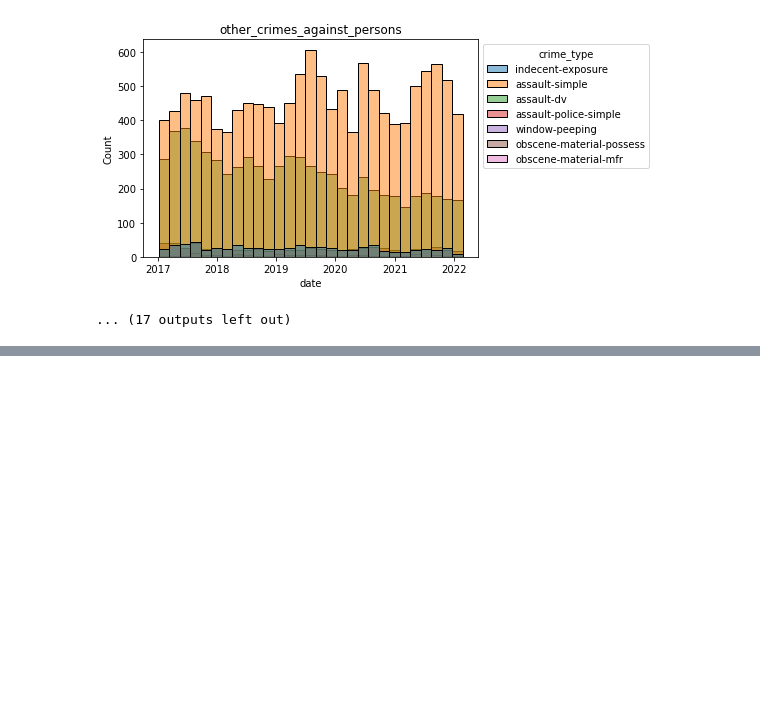
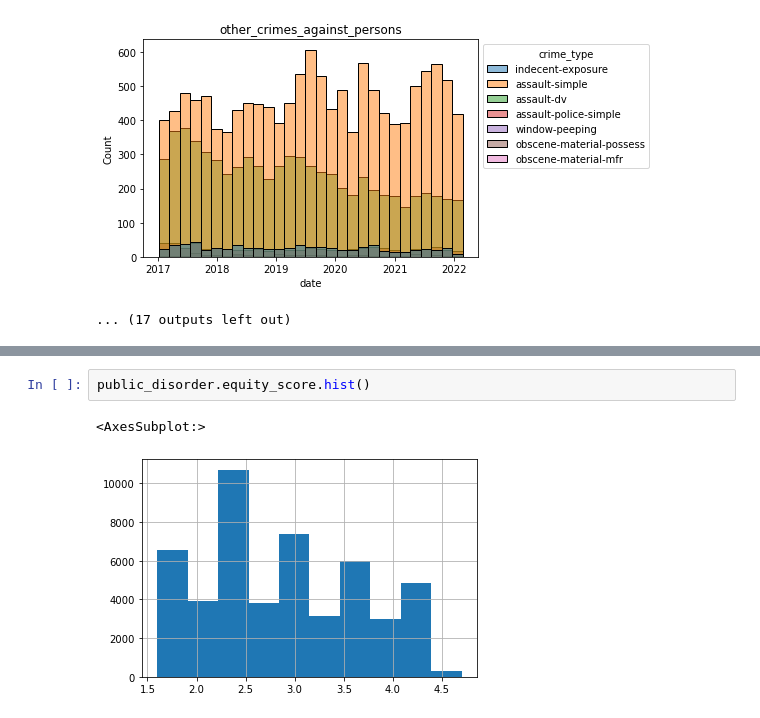
Before and after one commit to Seismic-Striker/Springboard_and_Datacamp, a Jupyter notebook: Denver Crime Data/Denver Crime EDA.ipynb, the cells around one changed output, grey strips where cells are left out. Saved outputs shown, nothing was run; the diff lists cells and outputs as text; blank space fills up the shorter version.

```diff
--- a/Denver Crime Data/Denver Crime EDA.ipynb
+++ b/Denver Crime Data/Denver Crime EDA.ipynb
@@ -370,0 +379,5 @@ other_crimes_against_persons
+# %%
+public_disorder.equity_score.hist()
+# %% [output]
+<AxesSubplot:>
+[figure, added]
```
Also changed, not shown: parts of 4 cells of this notebook, 7 other files.
